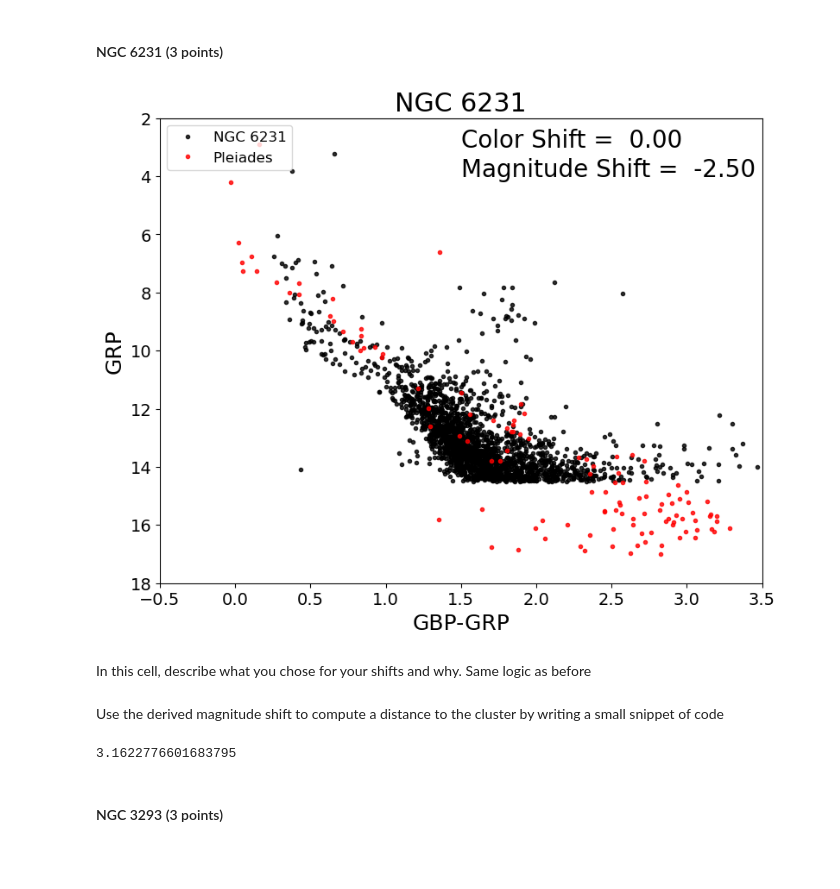
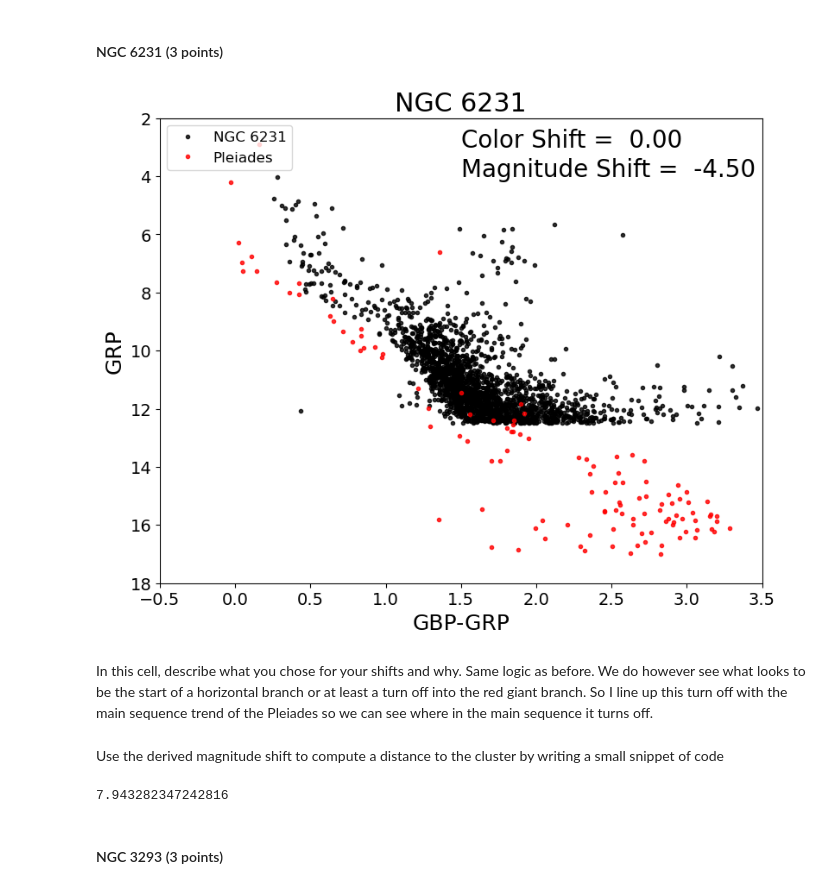
Before and after one commit to AstroKeaton/CMD_distmod_student, a Jupyter notebook: cluster_plot_student.ipynb, the cells around one changed output. Drawn from its saved outputs; the diff is of its cells as text; code cells hidden in the pictures; blank space fills up the shorter version.

```diff
--- a/cluster_plot_student.ipynb
+++ b/cluster_plot_student.ipynb
@@ -94,11 +94,11 @@ print(dist_ratio_m36)
 # %% [markdown]
 #### NGC 6231  (3 points)
 # %%
-cp.cmdplot(clustname='NGC 6231',magshift=-2.5,colshift=0.0)
+cp.cmdplot(clustname='NGC 6231',magshift=-4.5,colshift=0.0)
 # %% [output]
-[figure, old version]
+[figure, new version]
-# %% [markdown]
-In this cell, describe what you chose for your shifts and why. Same logic as before
+# %% [markdown]
+In this cell, describe what you chose for your shifts and why. Same logic as before. We do however see what looks to be the start of a horizontal branch or at least a turn off into the red giant branch. So I line up this turn off with the main sequence trend of the Pleiades so we can see where in the main sequence it turns off.
 # %% [markdown]
 Use the derived magnitude shift to compute a distance to the cluster by writing a small snippet of code
 # %%
@@ -107,14 +107,14 @@ Use the derived magnitude shift to compute a distance to the cluster by writing
 #### Write code here.
 
 # enter your calculated shift here
-shift_ngc6231 =-2.5
+shift_ngc6231 =-4.5
 
 # Assuming the distance to M45 is 130pc write an code expression that converts your shift into the ratio of the distances
 #the Pleiades to this cluster
 dist_ratio_ngc6231 = 10**(-shift_ngc6231/5)
 print(dist_ratio_ngc6231)
 # %% [output]
-3.1622776601683795
+7.943282347242816
 # %% [markdown]
 #### NGC 3293  (3 points)
 # %%
```
Also changed, not shown: parts of 10 cells of this notebook.
